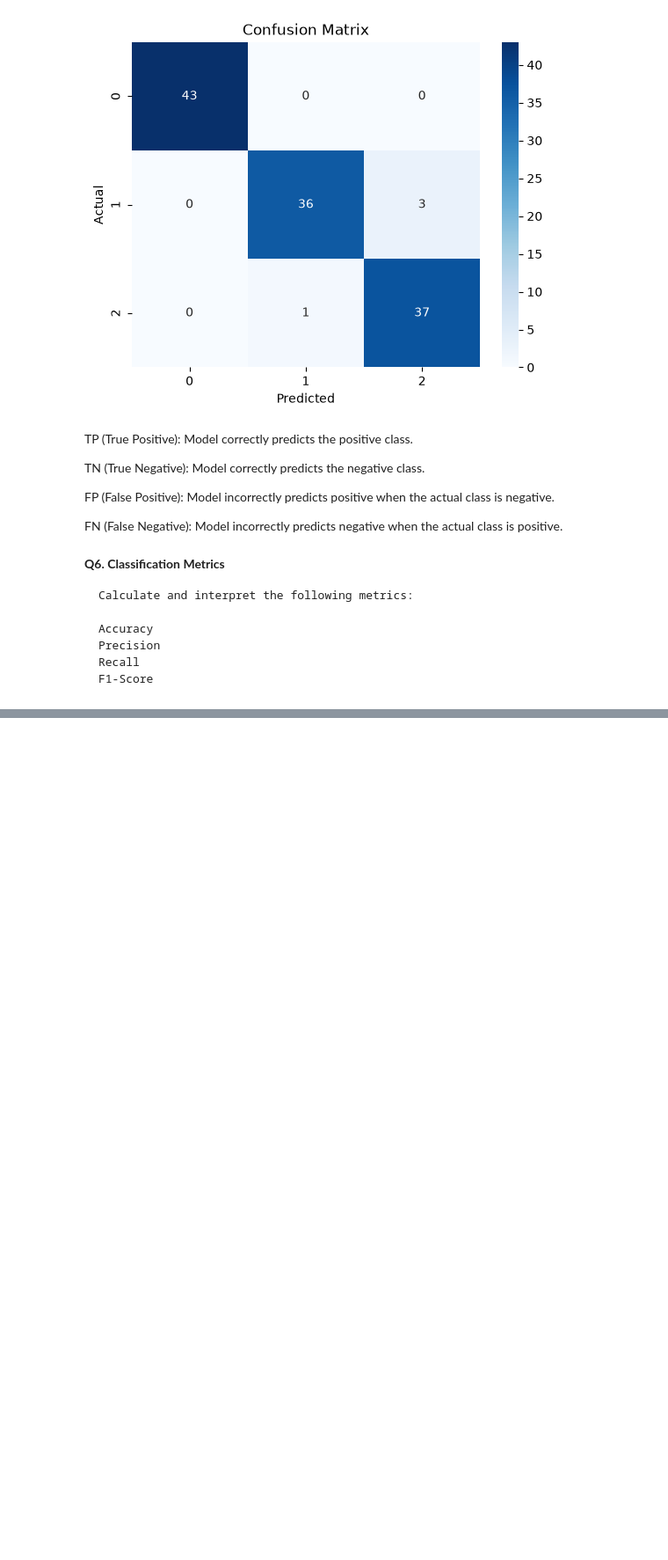
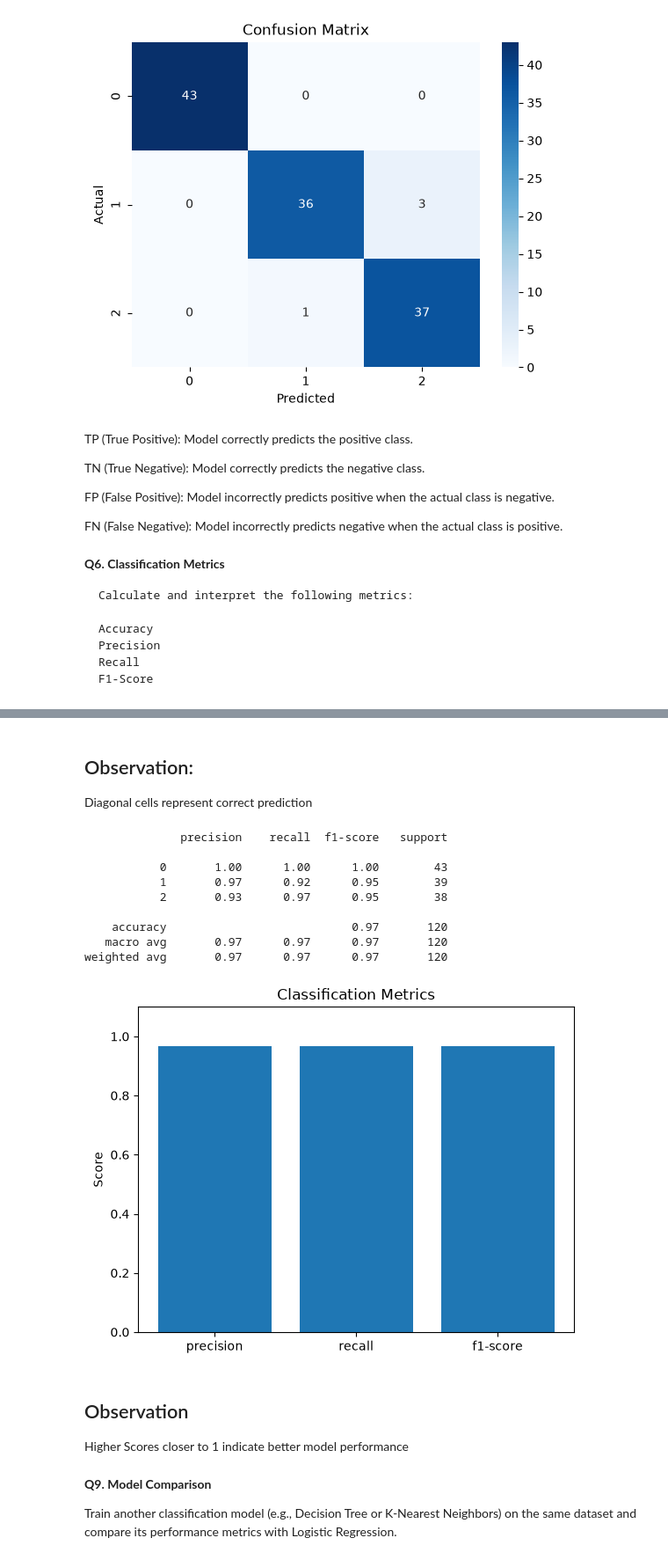
Before and after one commit to vaishu1076/Machine-Learning, a Jupyter notebook: Linear Regression/Logistic regression.ipynb/Feature Engineering/Imbalanced Data/Dicision Tree/Ensemble Methods.ipynb/Assignments/performance matrics assign.ipynb, the cells around one changed output, grey strips where cells are left out. Shown at 88% size. Drawn from its saved outputs; the diff is of its cells as text; code cells hidden in the pictures; blank space fills up the shorter version.

Commit message:
performance matrics assign complete

```diff
--- a/Linear Regression/Logistic regression.ipynb/Feature Engineering/Imbalanced Data/Dicision Tree/Ensemble Methods.ipynb/Assignments/performance matrics assign.ipynb
+++ b/Linear Regression/Logistic regression.ipynb/Feature Engineering/Imbalanced Data/Dicision Tree/Ensemble Methods.ipynb/Assignments/performance matrics assign.ipynb
@@ -211,0 +255,35 @@ print(classif)
+# %% [markdown]
+## Observation:
+Diagonal cells represent correct prediction
+# %%
+from sklearn.metrics import classification_report
+import matplotlib.pyplot as plt
+
+print(classification_report(ytest, y_pred))
+
+report = classification_report(ytest, y_pred, output_dict=True)
+metrics = ['precision', 'recall', 'f1-score']
+
+plt.bar(metrics, [report['weighted avg'][m] for m in metrics])
+plt.title('Classification Metrics')
+plt.ylabel('Score')
+plt.ylim(0, 1.1)
+plt.show()
+# %% [output]
+              precision    recall  f1-score   support
+
+           0       1.00      1.00      1.00        43
+           1       0.97      0.92      0.95        39
+           2       0.93      0.97      0.95        38
+
+    accuracy                           0.97       120
+   macro avg       0.97      0.97      0.97       120
+weighted avg       0.97      0.97      0.97       120
+[figure, added]
+# %% [markdown]
+## Observation
+Higher Scores closer to 1 indicate better model performance
+# %% [markdown]
+**Q9. Model Comparison**
+
+Train another classification model (e.g., Decision Tree or K-Nearest Neighbors) on the same dataset and compare its performance metrics with Logistic Regression.
```
Also changed, not shown: parts of 9 cells of this notebook.
